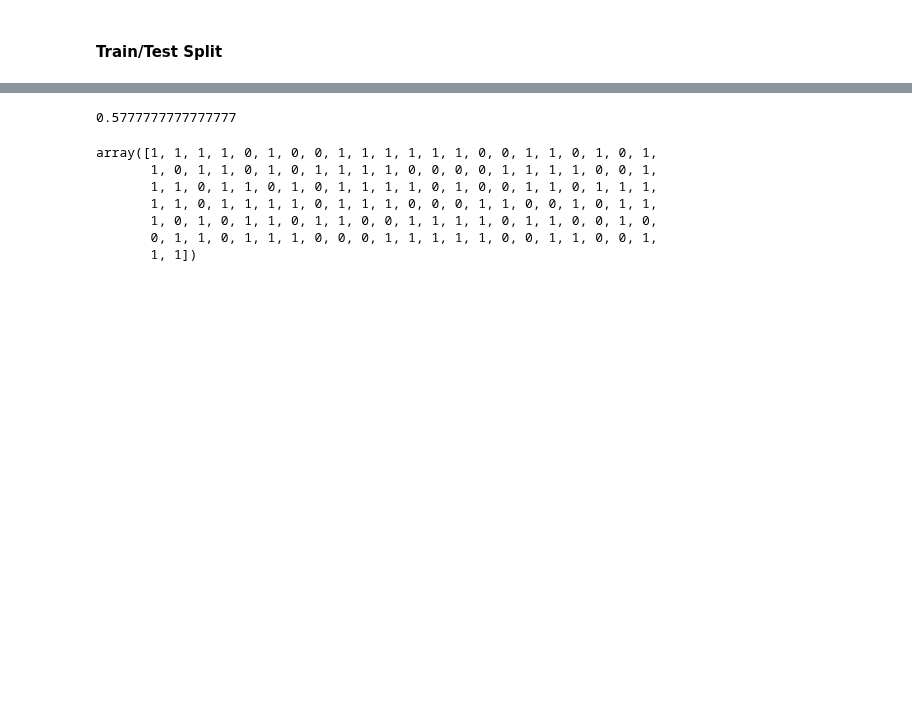
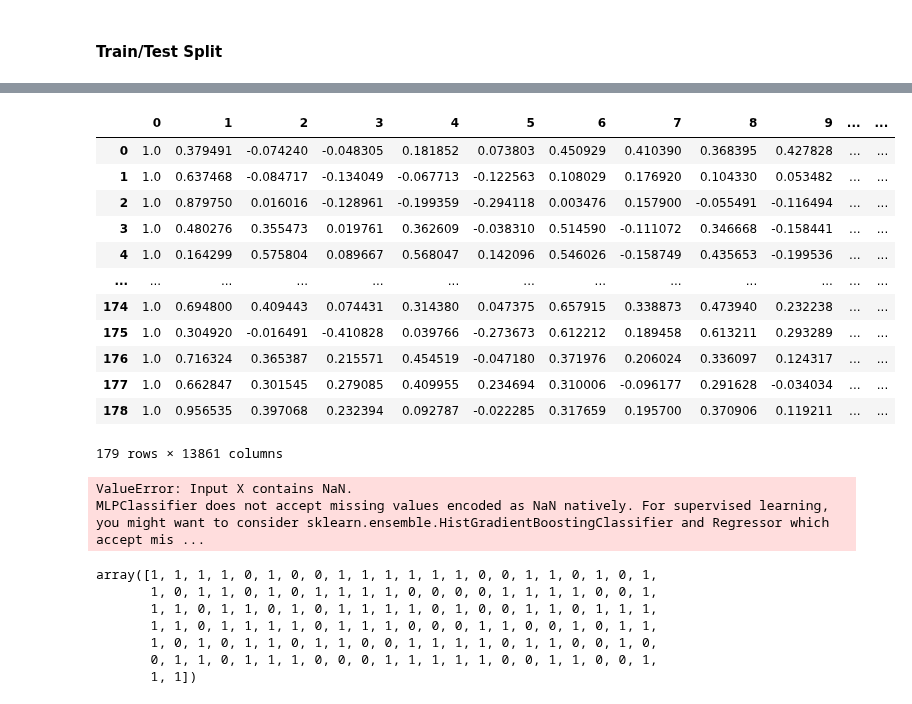
Before and after one commit to TheoRiffel/Parkinson-Diagnosis-Deeplearning, a Jupyter notebook: notebooks/0_reading.ipynb, the cells around one changed output, grey strips where cells are left out. Saved outputs shown, nothing was run; the diff lists cells and outputs as text; code cells hidden in the pictures; blank space fills up the shorter version.

```diff
--- a/notebooks/0_reading.ipynb
+++ b/notebooks/0_reading.ipynb
@@ -25,0 +34,4 @@ parkinson_data = batch_read('../data/PDs_columns')
+# %%
+all_columns = parkinson_data[0].columns
+AAL3_columns = all_columns[np.where([column.split('.')[0] == 'AAL3' for column in all_columns])[0]]
+AAL3_columns[:5]
@@ -26,3 +42,6 @@ parkinson_data = batch_read('../data/PDs_columns')
+# %%
+control_AAL3_data = [data[AAL3_columns] for data in control_data]
+parkinson_AAL3_data = [data[AAL3_columns] for data in parkinson_data]
 # %% [markdown]
 ## Create Graphs
 
@@ -50,5 +73,5 @@ Vamos utilizar Pearson
 # %%
-upper_triangular_indices = np.triu_indices(240)
+upper_triangular_indices = np.triu_indices(166)
 
-parkinson_correlation_matrix = [time_series.T.corr().to_numpy()[upper_triangular_indices] for time_series in parkinson_data]
-control_correlation_matrix = [time_series.T.corr().to_numpy()[upper_triangular_indices] for time_series in control_data]
+parkinson_correlation_matrix = [time_series.corr().to_numpy()[upper_triangular_indices] for time_series in parkinson_AAL3_data]
+control_correlation_matrix = [time_series.corr().to_numpy()[upper_triangular_indices] for time_series in control_AAL3_data]
@@ -84,8 +131,25 @@ search.best_params_
+# %%
+pd.DataFrame(X)
+# %% [output]
+|  | 0 | 1 | 2 | 3 | 4 | 5 | 6 | 7 | 8 | 9 | ... | ... |
+| 0 | 1.0 | 0.379491 | -0.074240 | -0.048305 | 0.181852 | 0.073803 | 0.450929 | 0.410390 | 0.368395 | 0.427828 | ... | ... |
+| 1 | 1.0 | 0.637468 | -0.084717 | -0.134049 | -0.067713 | -0.122563 | 0.108029 | 0.176920 | 0.104330 | 0.053482 | ... | ... |
+| 2 | 1.0 | 0.879750 | 0.016016 | -0.128961 | -0.199359 | -0.294118 | 0.003476 | 0.157900 | -0.055491 | -0.116494 | ... | ... |
+| 3 | 1.0 | 0.480276 | 0.355473 | 0.019761 | 0.362609 | -0.038310 | 0.514590 | -0.111072 | 0.346668 | -0.158441 | ... | ... |
+| 4 | 1.0 | 0.164299 | 0.575804 | 0.089667 | 0.568047 | 0.142096 | 0.546026 | -0.158749 | 0.435653 | -0.199536 | ... | ... |
+| ... | ... | ... | ... | ... | ... | ... | ... | ... | ... | ... | ... | ... |
+| 174 | 1.0 | 0.694800 | 0.409443 | 0.074431 | 0.314380 | 0.047375 | 0.657915 | 0.338873 | 0.473940 | 0.232238 | ... | ... |
+| 175 | 1.0 | 0.304920 | -0.016491 | -0.410828 | 0.039766 | -0.273673 | 0.612212 | 0.189458 | 0.613211 | 0.293289 | ... | ... |
+| 176 | 1.0 | 0.716324 | 0.365387 | 0.215571 | 0.454519 | -0.047180 | 0.371976 | 0.206024 | 0.336097 | 0.124317 | ... | ... |
+| 177 | 1.0 | 0.662847 | 0.301545 | 0.279085 | 0.409955 | 0.234694 | 0.310006 | -0.096177 | 0.291628 | -0.034034 | ... | ... |
+| 178 | 1.0 | 0.956535 | 0.397068 | 0.232394 | 0.092787 | -0.022285 | 0.317659 | 0.195700 | 0.370906 | 0.119211 | ... | ... |
+179 rows × 13861 columns
 # %%
 optimized_model = MLPClassifier(early_stopping=True, **search.best_params_).fit(X_train, y_train)
 optimized_model.score(X_test, y_test)
 # %% [output]
-0.5777777777777777
+ValueError: Input X contains NaN.
+MLPClassifier does not accept missing values encoded as NaN natively. For supervised learning, you might want to consider sklearn.ensemble.HistGradientBoostingClassifier and Regressor which accept mis ...
 # %%
 optimized_model.predict(X_train)
 # %% [output]
```
Also changed, not shown: parts of 9 cells of this notebook.
